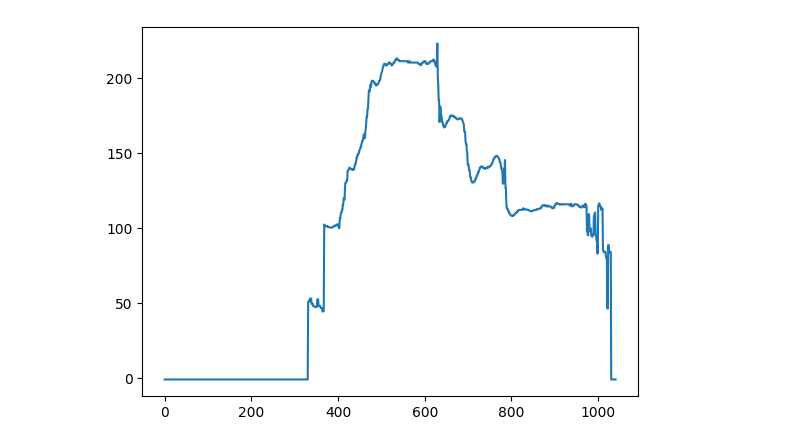
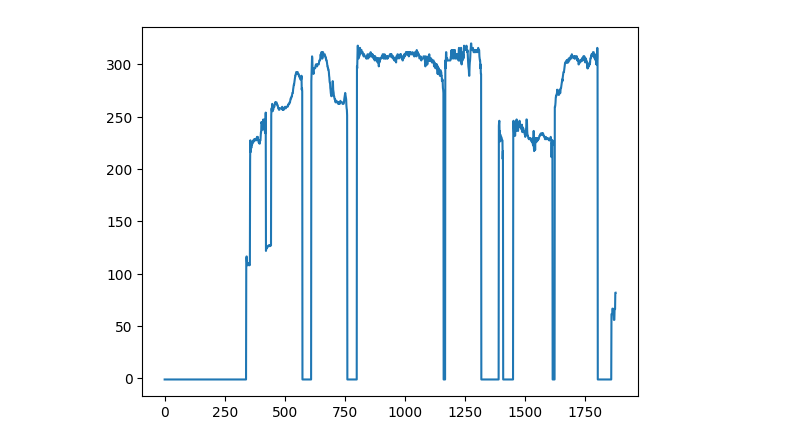
Before and after one commit to alexcrist/autotone, a Jupyter notebook: jupyter/voice.ipynb, the cells around one changed output. Drawn from its saved outputs; the diff is of its cells as text; code cells hidden in the pictures.

```diff
--- a/jupyter/voice.ipynb
+++ b/jupyter/voice.ipynb
@@ -9,16 +9,16 @@ from librosa.util import frame as create_windows
 from librosa import note_to_hz
 from scipy.ndimage import uniform_filter1d
 # %%
-sample_rate, audio = load_audio('/audio/Lopez Island.wav')
+sample_rate, audio = load_audio('/audio/New-Recording.wav')
 display(Audio(data=audio, rate=sample_rate))
 # %% [output]
 [interactive output not drawn]
 # %%
-reaper_init(sample_rate, do_highpass=True, do_hilbert=True)
+reaper_init(sample_rate, do_highpass=False, do_hilbert=True)
 freqs = reaper_process(audio)
 pyplot.plot(freqs)
 pyplot.show()
 # %% [output]
-[figure, old version]
+[figure, new version]
 # %%
 window_length = 512
```
Also changed, not shown: parts of 7 cells of this notebook, 9 other files.
